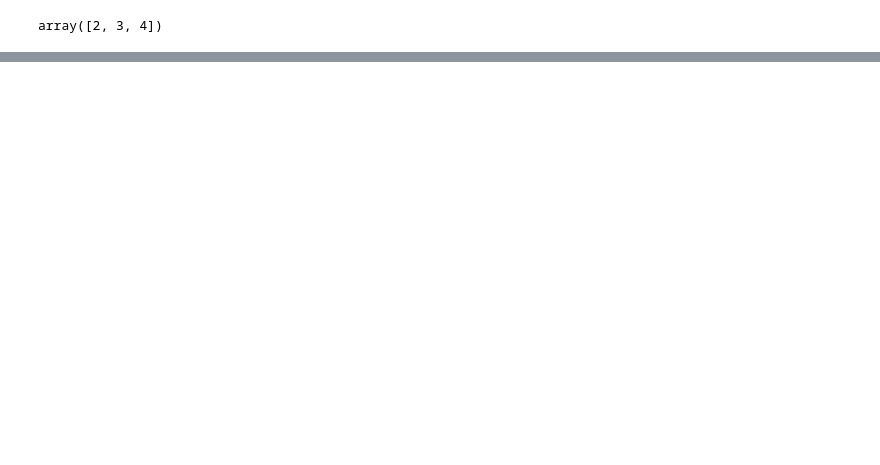
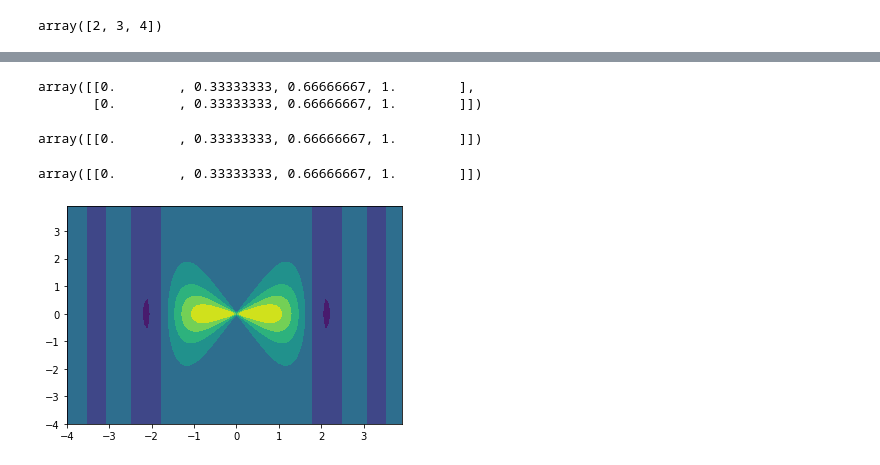
Before and after one commit to somu-Projects/https---github.com-somu-Projects-Python-Tutorial, a Jupyter notebook: NumPy/CH 02.ipynb, the cells around one changed output, grey strips where cells are left out. Drawn from its saved outputs; the diff is of its cells as text; code cells hidden in the pictures; blank space fills up the shorter version.

```diff
--- a/NumPy/CH 02.ipynb
+++ b/NumPy/CH 02.ipynb
@@ -120,0 +450,19 @@ array([2, 3, 4])
+# %%
+import numpy as np
+ab, ac = (4, 2)
+b = np.linspace(0, 1, ab)
+c = np.linspace(0, 1, ac)
+bd, cd = np.meshgrid(b, c)
+bd
+# %% [output]
+array([[0.        , 0.33333333, 0.66666667, 1.        ],
+       [0.        , 0.33333333, 0.66666667, 1.        ]])
+# %%
+cd
+# %% [output]
+array([[0.        , 0.33333333, 0.66666667, 1.        ]])
+# %%
+bd, cd = np.meshgrid(b, c, sparse=True) #make sparse output arrays
+bd
+# %% [output]
+array([[0.        , 0.33333333, 0.66666667, 1.        ]])
@@ -120,0 +471,12 @@ array([2, 3, 4])
+# %%
+import numpy as np
+import matplotlib.pyplot as plt
+import numpy as np
+a = np.arange(-4, 4, 0.1)
+b = np.arange(-4, 4, 0.1)
+aa, bb = np.meshgrid(a, b, sparse=True)
+c = np.sin(aa**2) / (aa**2 + bb**2)
+m = plt.contourf(a,b,c)
+plt.show()
+# %% [output]
+[figure, added]
```
Also changed, not shown: parts of 35 cells of this notebook.
